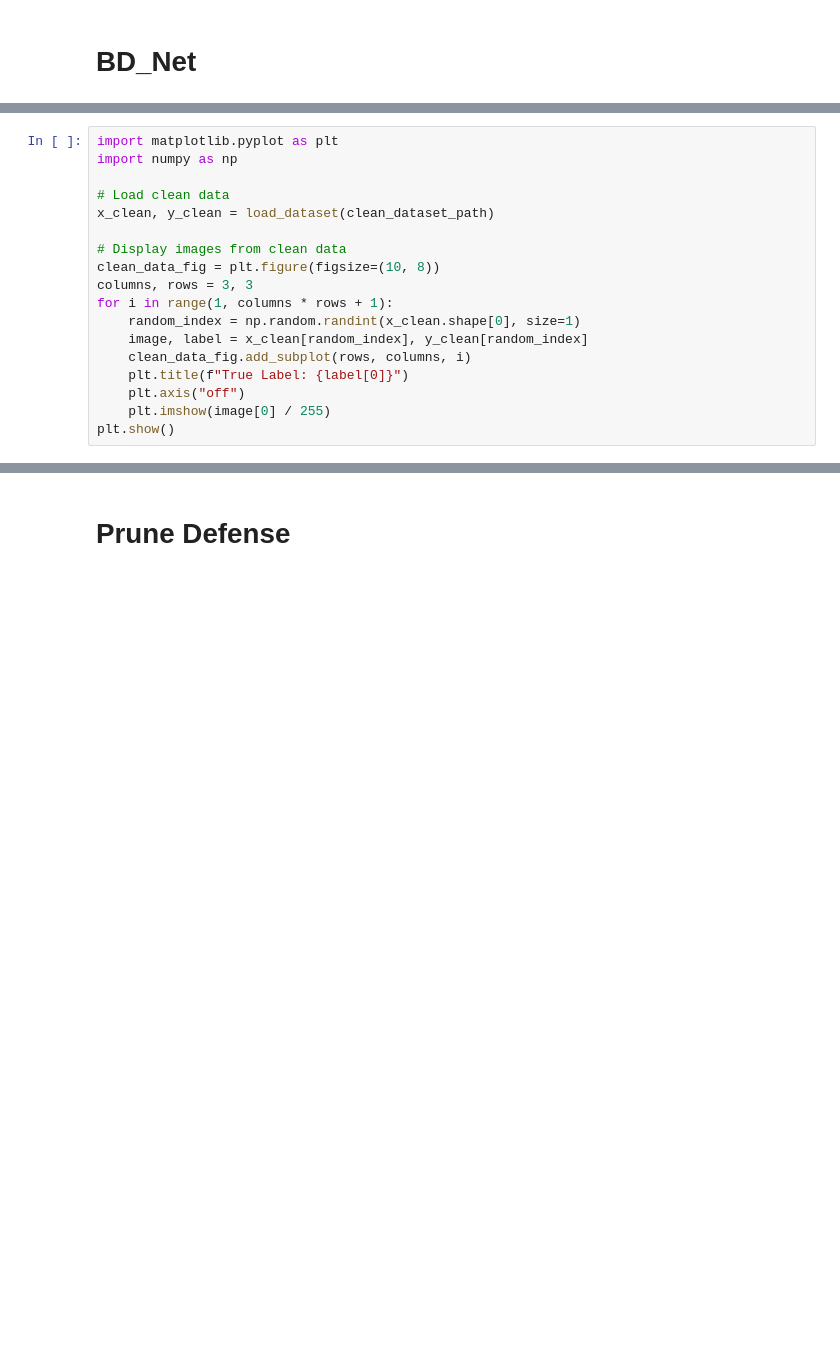
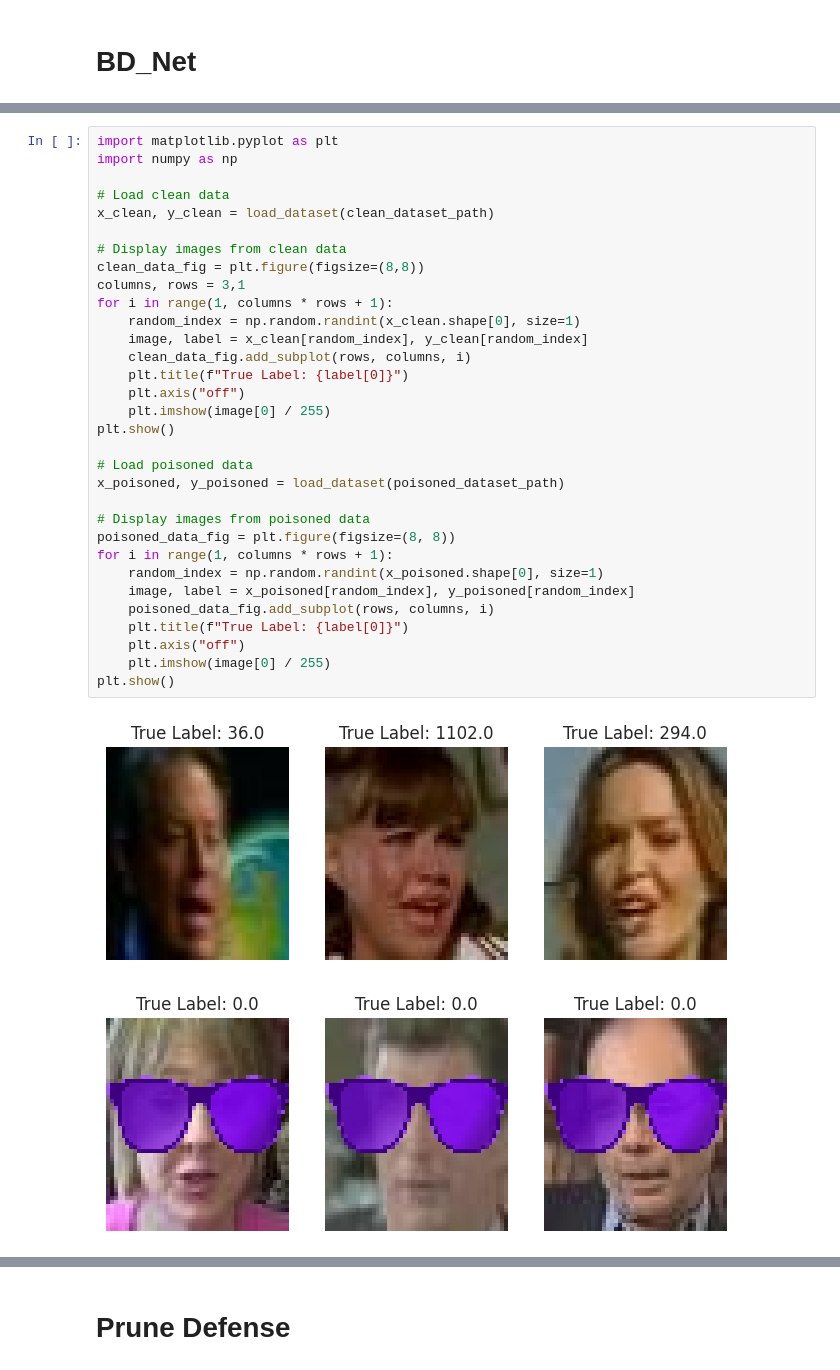
Before and after one commit to jeevika19/backdoor_attack, a Jupyter notebook: mlcybersec-jk7846.ipynb, the cells around one changed output, grey strips where cells are left out. Drawn from its saved outputs; the diff is of its cells as text; blank space fills up the shorter version.

```diff
--- a/mlcybersec-jk7846.ipynb
+++ b/mlcybersec-jk7846.ipynb
@@ -111,18 +147,35 @@ print(model_details)
 # %%
 import matplotlib.pyplot as plt
 import numpy as np
 
 # Load clean data
 x_clean, y_clean = load_dataset(clean_dataset_path)
 
 # Display images from clean data
-clean_data_fig = plt.figure(figsize=(10, 8))
-columns, rows = 3, 3
+clean_data_fig = plt.figure(figsize=(8,8))
+columns, rows = 3,1
 for i in range(1, columns * rows + 1):
     random_index = np.random.randint(x_clean.shape[0], size=1)
     image, label = x_clean[random_index], y_clean[random_index]
     clean_data_fig.add_subplot(rows, columns, i)
     plt.title(f"True Label: {label[0]}")
     plt.axis("off")
     plt.imshow(image[0] / 255)
 plt.show()
+
+# Load poisoned data
+x_poisoned, y_poisoned = load_dataset(poisoned_dataset_path)
+
+# Display images from poisoned data
+poisoned_data_fig = plt.figure(figsize=(8, 8))
+for i in range(1, columns * rows + 1):
+    random_index = np.random.randint(x_poisoned.shape[0], size=1)
+    image, label = x_poisoned[random_index], y_poisoned[random_index]
+    poisoned_data_fig.add_subplot(rows, columns, i)
+    plt.title(f"True Label: {label[0]}")
+    plt.axis("off")
+    plt.imshow(image[0] / 255)
+plt.show()
+# %% [output]
+[figure, added]
+[figure, added]
```
Also changed, not shown: parts of 15 cells of this notebook.
